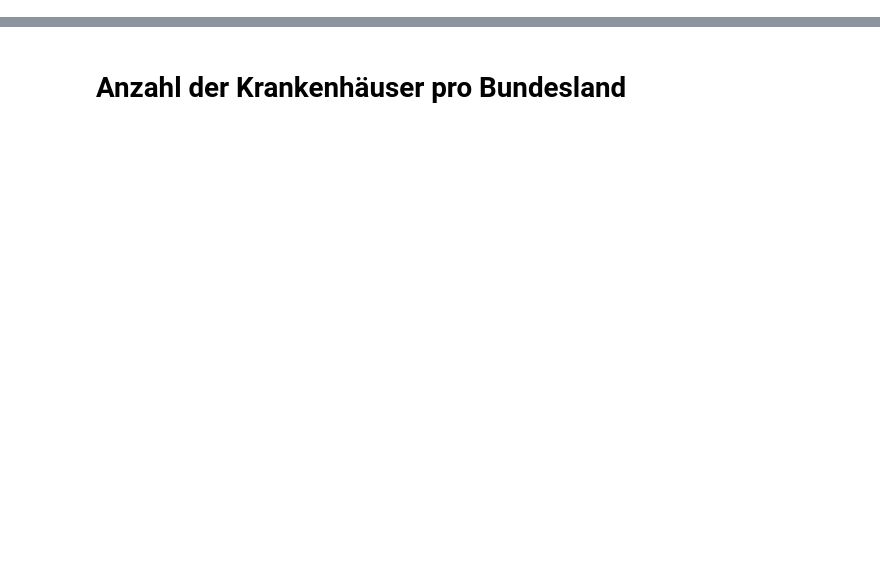
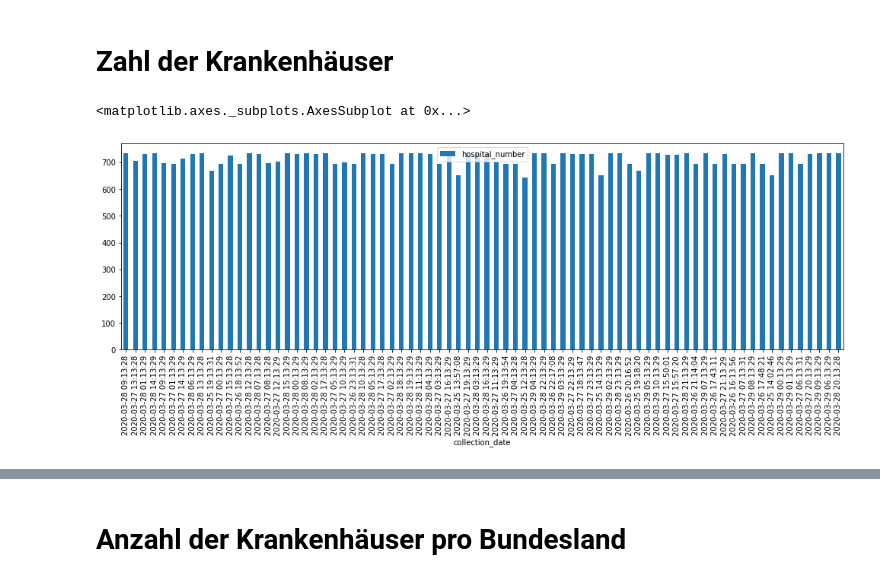
Before and after one commit to marc101101/intensiv-betten, a Jupyter notebook: data_analytics/Markus_first_draft.ipynb, the cells around one changed output, grey strips where cells are left out. Cells and saved outputs as stored; diff of their text form; code cells hidden in the pictures; blank space fills up the shorter version.

```diff
--- a/data_analytics/Markus_first_draft.ipynb
+++ b/data_analytics/Markus_first_draft.ipynb
@@ -57,0 +46,9 @@ main_frame
+# %% [markdown]
+# Zahl der Krankenhäuser
+# %%
+number_of_hospitals.collection_date = pd.to_datetime(number_of_hospitals['collection_date'])
+number_of_hospitals.set_index('collection_date', inplace=True)
+number_of_hospitals.plot(kind="bar")
+# %% [output]
+<matplotlib.axes._subplots.AxesSubplot at 0x...>
+[figure, added]
```
Also changed, not shown: parts of 10 cells of this notebook, 15 other files.
